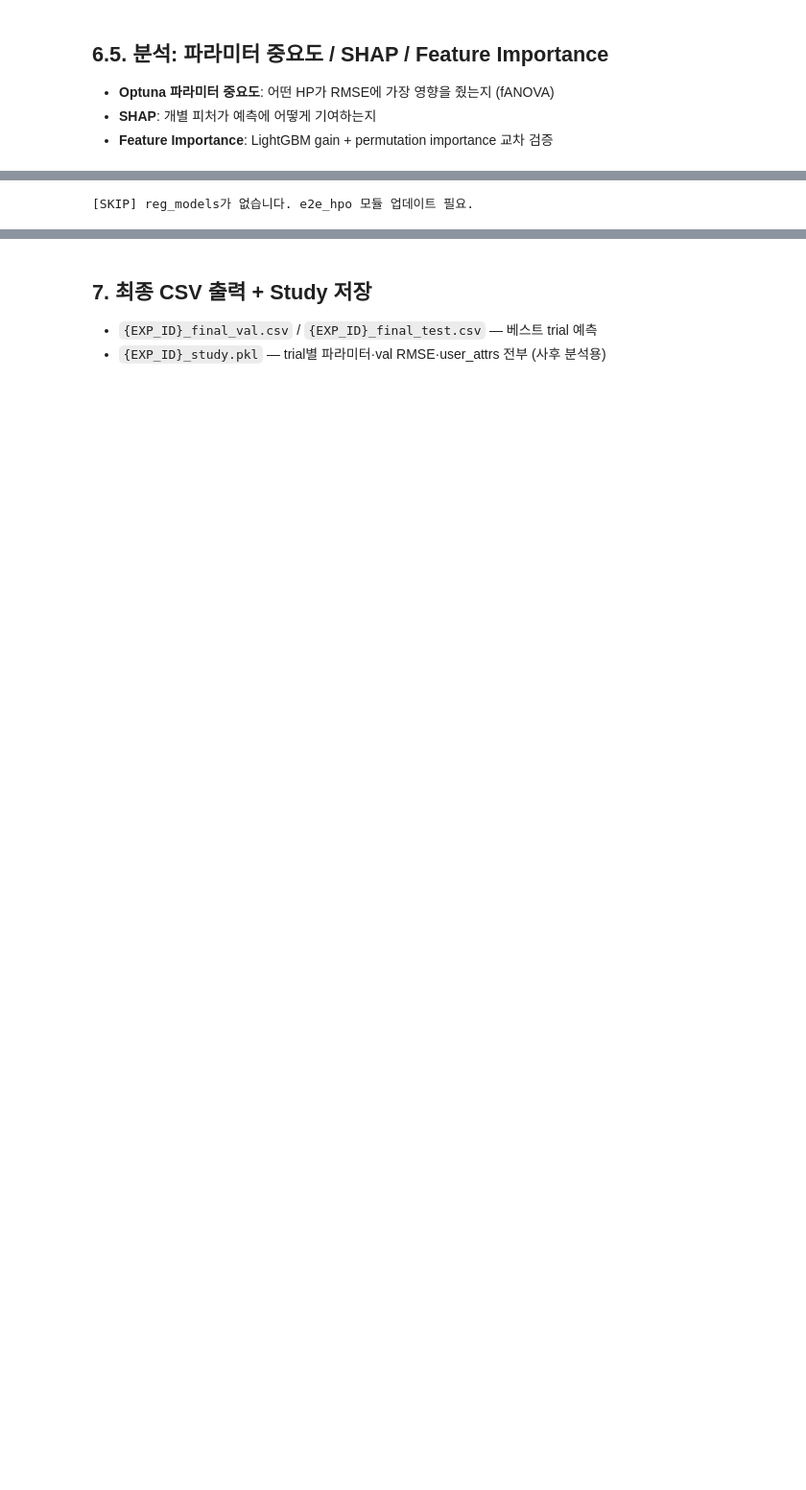
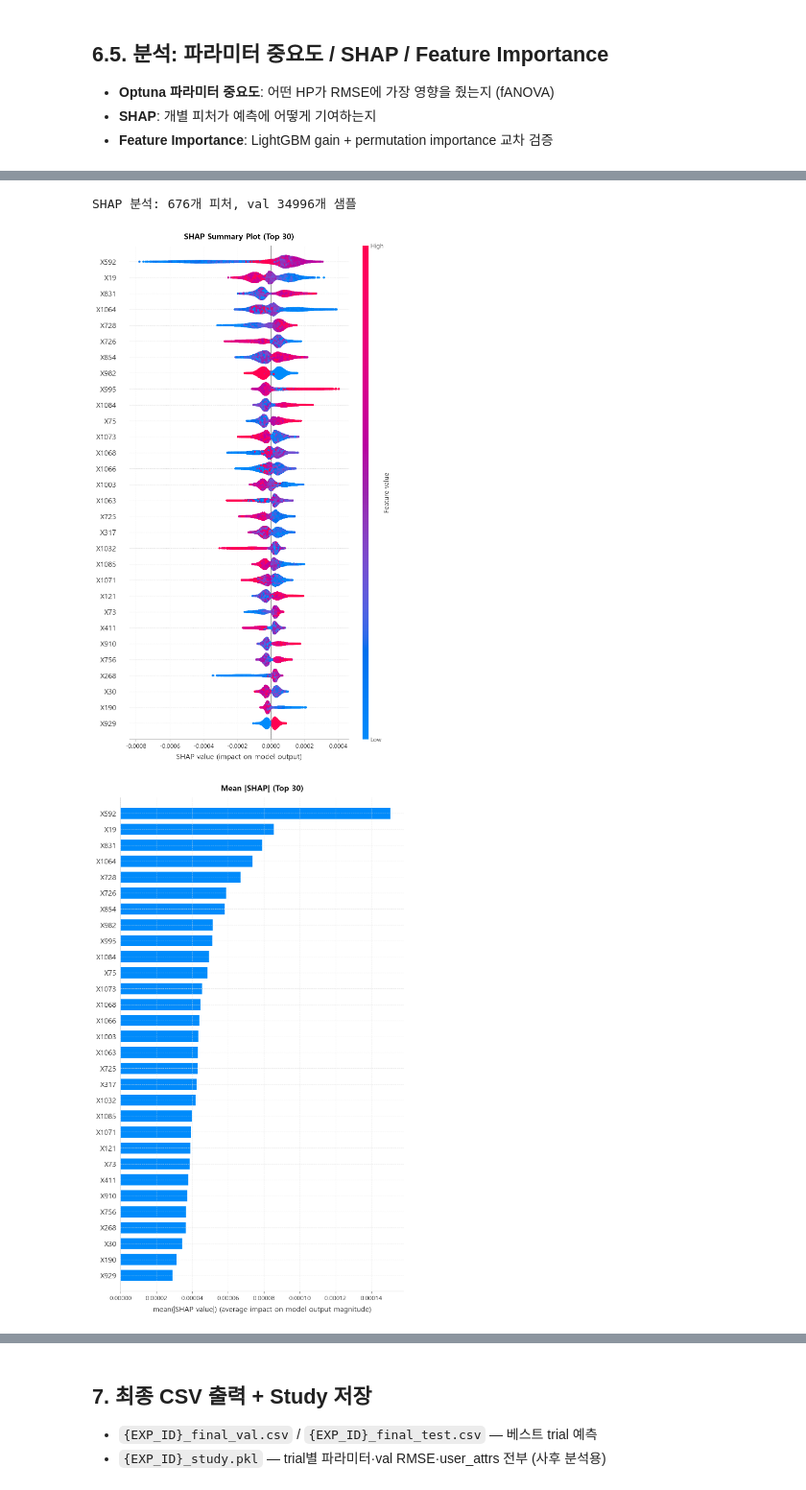
Before and after one commit to younjunseon/ASAC_SKhynix, a Jupyter notebook: 3_modeling/baseline.ipynb, the cells around one changed output, grey strips where cells are left out. Shown at 96% size. Saved outputs shown, nothing was run; the diff lists cells and outputs as text; code cells hidden in the pictures; blank space fills up the shorter version.

```diff
--- a/3_modeling/baseline.ipynb
+++ b/3_modeling/baseline.ipynb
@@ -681,35 +720,41 @@ for k, v in top_params.items():
 import shap
 
 reg_models = final.get("reg_models", [])
 if not reg_models:
     print("[SKIP] reg_models가 없습니다. e2e_hpo 모듈 업데이트 필요.")
 else:
+    # reg_level='position' 이면 die-level feature matrix 가 final['die_data'] 에 보관됨.
+    # reg_level='unit'  이면 final['unit_data'] 가 그대로 feature 를 포함.
+    _ana_data = final.get("die_data") or final["unit_data"]
+
     # 첫 번째 fold 모델로 SHAP 계산 (전체 fold 평균은 비용 대비 이득 작음)
     shap_model = reg_models[0]
-    X_val_shap = final["unit_data"]["val"][final["selected_cols"]].values
+    X_val_shap = _ana_data["val"][final["selected_cols"]].values
     feature_names = final["selected_cols"]
 
     explainer = shap.TreeExplainer(shap_model)
     shap_values = explainer.shap_values(X_val_shap)
 
     # --- Summary Plot (bee swarm) ---
     print(f"SHAP 분석: {len(feature_names)}개 피처, val {len(X_val_shap)}개 샘플")
     shap.summary_plot(shap_values, X_val_shap,
                       feature_names=feature_names,
                       max_display=30, show=False)
     plt.title("SHAP Summary Plot (Top 30)")
     plt.tight_layout()
     plt.show()
 
     # --- Bar Plot (mean |SHAP|) ---
     shap.summary_plot(shap_values, X_val_shap,
                       feature_names=feature_names,
                       plot_type="bar", max_display=30, show=False)
     plt.title("Mean |SHAP| (Top 30)")
     plt.tight_layout()
     plt.show()
 # %% [output]
-[SKIP] reg_models가 없습니다. e2e_hpo 모듈 업데이트 필요.
+SHAP 분석: 676개 피처, val 34996개 샘플
+[figure, added]
+[figure, added]
 # %%
 # ============================================================
 # Feature Importance: Gain vs Permutation
```
Also changed, not shown: parts of 10 cells of this notebook, 5 other files.
